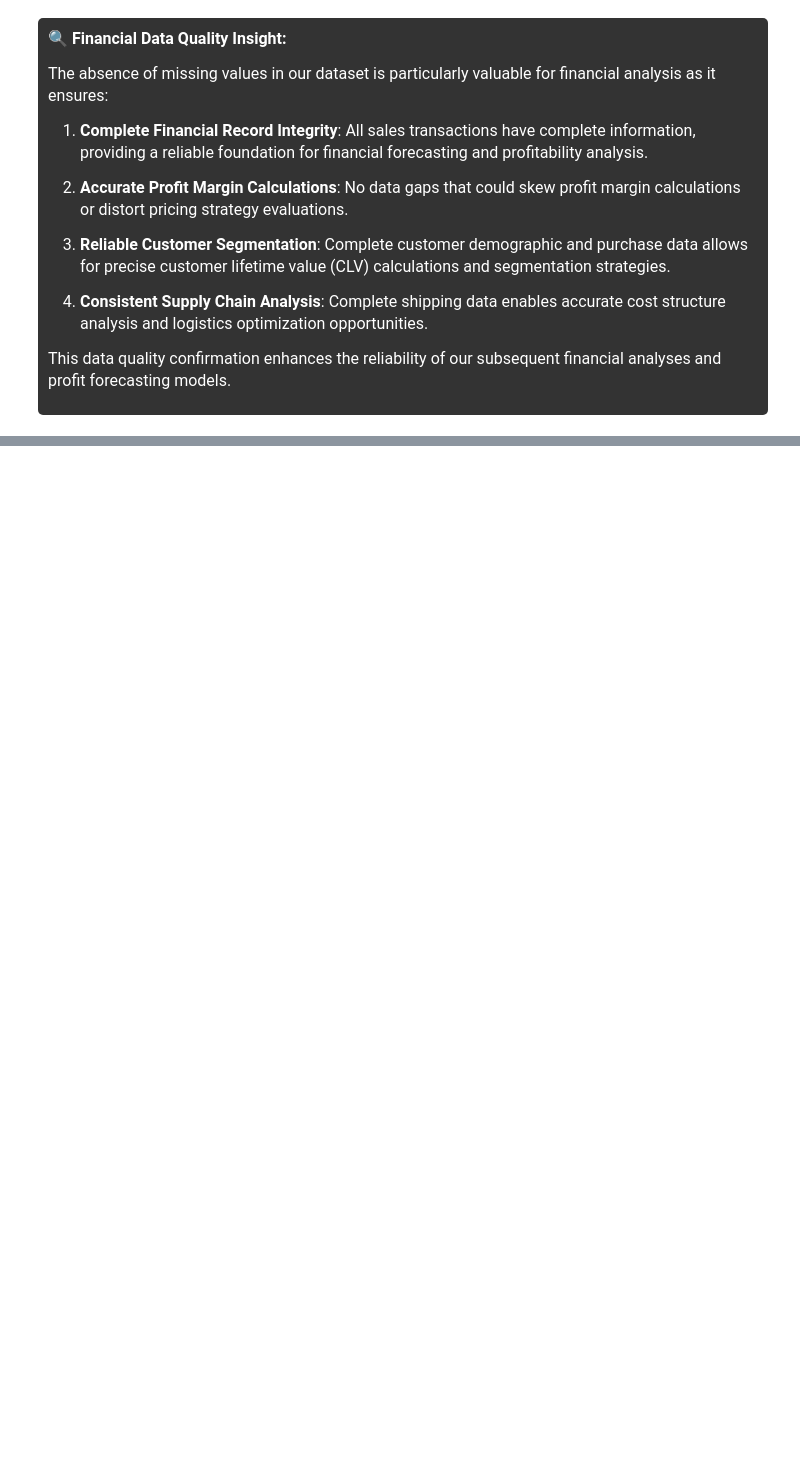
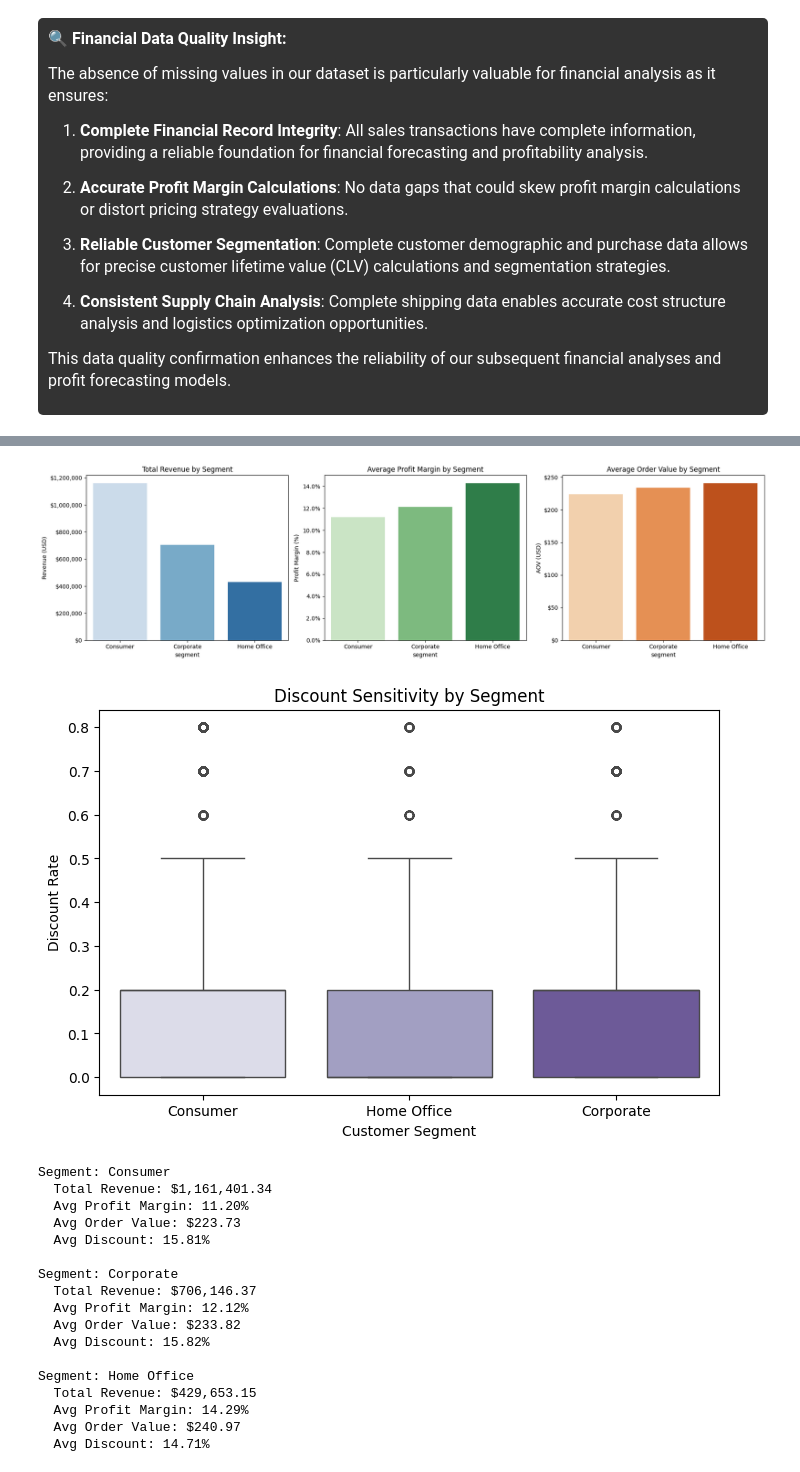
Before and after one commit to TeslimAdeyanju/5-Portfolio-SuperStore-Sales-Analysis-and-Prediction-A-Data-Science-Approach, a Jupyter notebook: sales-forecasting-with-logistic-regression.ipynb, the cells around one changed output, grey strips where cells are left out. Saved outputs shown, nothing was run; the diff lists cells and outputs as text; code cells hidden in the pictures; blank space fills up the shorter version.

```diff
--- a/sales-forecasting-with-logistic-regression.ipynb
+++ b/sales-forecasting-with-logistic-regression.ipynb
@@ -2160,0 +1926,67 @@ By continuing to refine this financial analytics approach, SuperStore can establ
+# %%
+# --- 3.2 Customer Segmentation Analysis ---
+# Revenue, profit margin, and AOV by segment
+segment_metrics = data.groupby('segment').agg({
+    'sales': ['sum', 'mean'],
+    'profit_margin': 'mean',
+    'discount': 'mean',
+    'quantity': 'mean'
+})
+segment_metrics.columns = ['Total Revenue', 'Average Order Value', 'Avg Profit Margin', 'Avg Discount', 'Avg Quantity']
+segment_metrics = segment_metrics.sort_values('Total Revenue', ascending=False)
+
+fig, axes = plt.subplots(1, 3, figsize=(18, 5))
+sns.barplot(x=segment_metrics.index, y=segment_metrics['Total Revenue'], ax=axes[0], palette='Blues')
+axes[0].set_title('Total Revenue by Segment')
+axes[0].set_ylabel('Revenue (USD)')
+axes[0].yaxis.set_major_formatter(mtick.StrMethodFormatter('${x:,.0f}'))
+
+sns.barplot(x=segment_metrics.index, y=segment_metrics['Avg Profit Margin'], ax=axes[1], palette='Greens')
+axes[1].set_title('Average Profit Margin by Segment')
+axes[1].set_ylabel('Profit Margin (%)')
+axes[1].yaxis.set_major_formatter(mtick.PercentFormatter(1))
+
+sns.barplot(x=segment_metrics.index, y=segment_metrics['Average Order Value'], ax=axes[2], palette='Oranges')
+axes[2].set_title('Average Order Value by Segment')
+axes[2].set_ylabel('AOV (USD)')
+axes[2].yaxis.set_major_formatter(mtick.StrMethodFormatter('${x:,.0f}'))
+
+plt.tight_layout()
+plt.show()
+
+# Discount sensitivity by segment
+plt.figure(figsize=(8,5))
+sns.boxplot(x='segment', y='discount', data=data, palette='Purples')
+plt.title('Discount Sensitivity by Segment')
+plt.ylabel('Discount Rate')
+plt.xlabel('Customer Segment')
+plt.show()
+
+# --- Insights ---
+for seg in segment_metrics.index:
+    print(f"Segment: {seg}")
+    print(f"  Total Revenue: ${segment_metrics.loc[seg, 'Total Revenue']:,.2f}")
+    print(f"  Avg Profit Margin: {segment_metrics.loc[seg, 'Avg Profit Margin']:.2%}")
+    print(f"  Avg Order Value: ${segment_metrics.loc[seg, 'Average Order Value']:,.2f}")
+    print(f"  Avg Discount: {segment_metrics.loc[seg, 'Avg Discount']:.2%}")
+    print()
+# %% [output]
+[figure, added]
+[figure, added]
+Segment: Consumer
+  Total Revenue: $1,161,401.34
+  Avg Profit Margin: 11.20%
+  Avg Order Value: $223.73
+  Avg Discount: 15.81%
+
+Segment: Corporate
+  Total Revenue: $706,146.37
+  Avg Profit Margin: 12.12%
+  Avg Order Value: $233.82
+  Avg Discount: 15.82%
+
+Segment: Home Office
+  Total Revenue: $429,653.15
+  Avg Profit Margin: 14.29%
+  Avg Order Value: $240.97
+  Avg Discount: 14.71%
```
Also changed, not shown: parts of 253 cells of this notebook, 2 other files.
